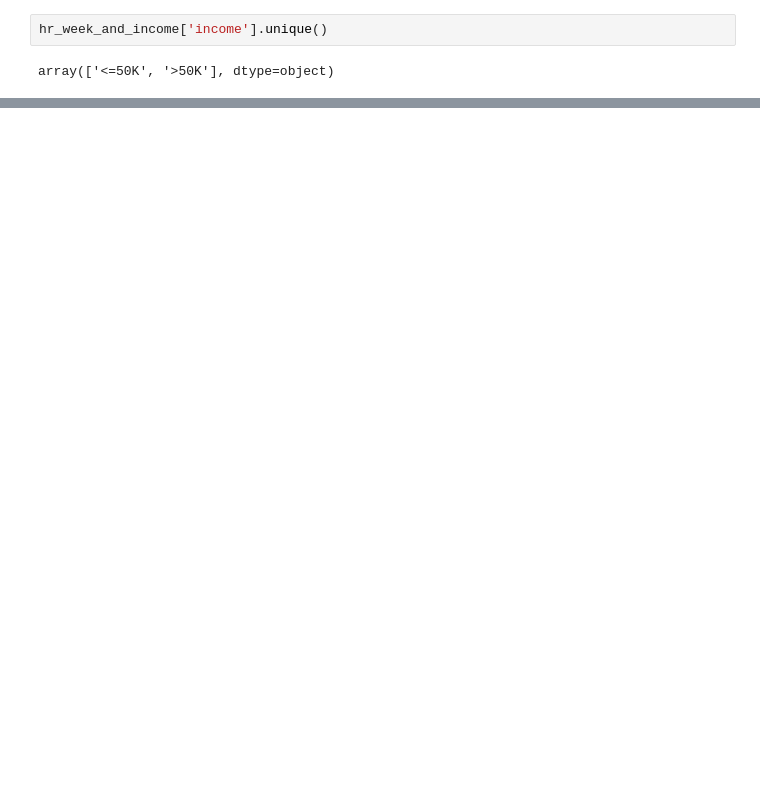
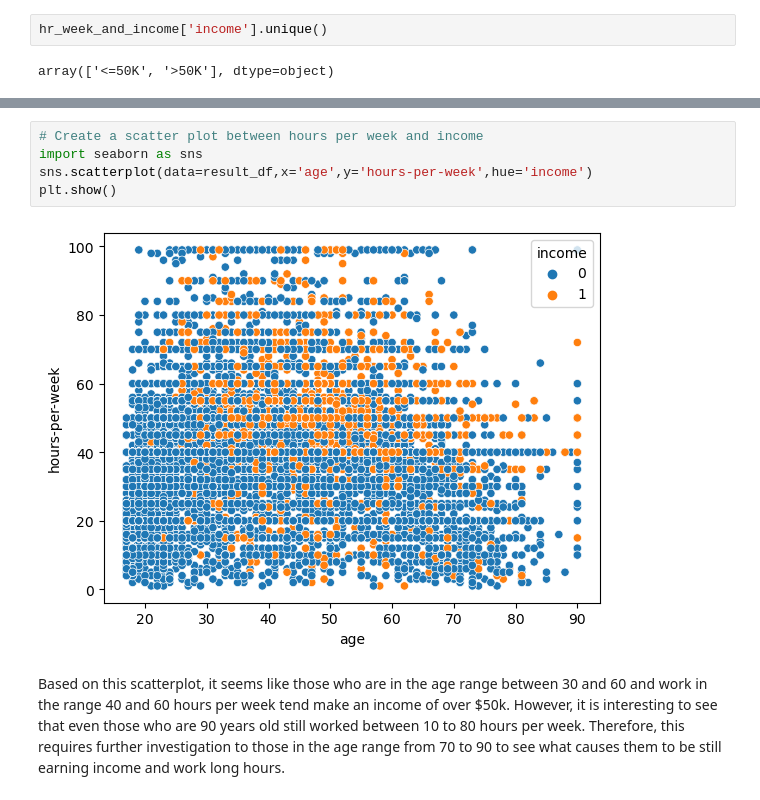
Before and after one commit to klam912/income_prediction, a Jupyter notebook: code/analysis.ipynb, the cells around one changed output, grey strips where cells are left out. Cells and saved outputs as stored; diff of their text form; blank space fills up the shorter version.

```diff
--- a/code/analysis.ipynb
+++ b/code/analysis.ipynb
@@ -558,0 +566,9 @@ result_df.head()
+# %%
+# Create a scatter plot between hours per week and income
+import seaborn as sns
+sns.scatterplot(data=result_df,x='age',y='hours-per-week',hue='income')
+plt.show()
+# %% [output]
+[figure, added]
+# %% [markdown]
+Based on this scatterplot, it seems like those who are in the age range between 30 and 60 and work in the range 40 and 60 hours per week tend make an income of over $50k. However, it is interesting to see that even those who are 90 years old still worked between 10 to 80 hours per week. Therefore, this requires further investigation to those in the age range from 70 to 90 to see what causes them to be still earning income and work long hours.
```
Also changed, not shown: parts of 7 cells of this notebook.
